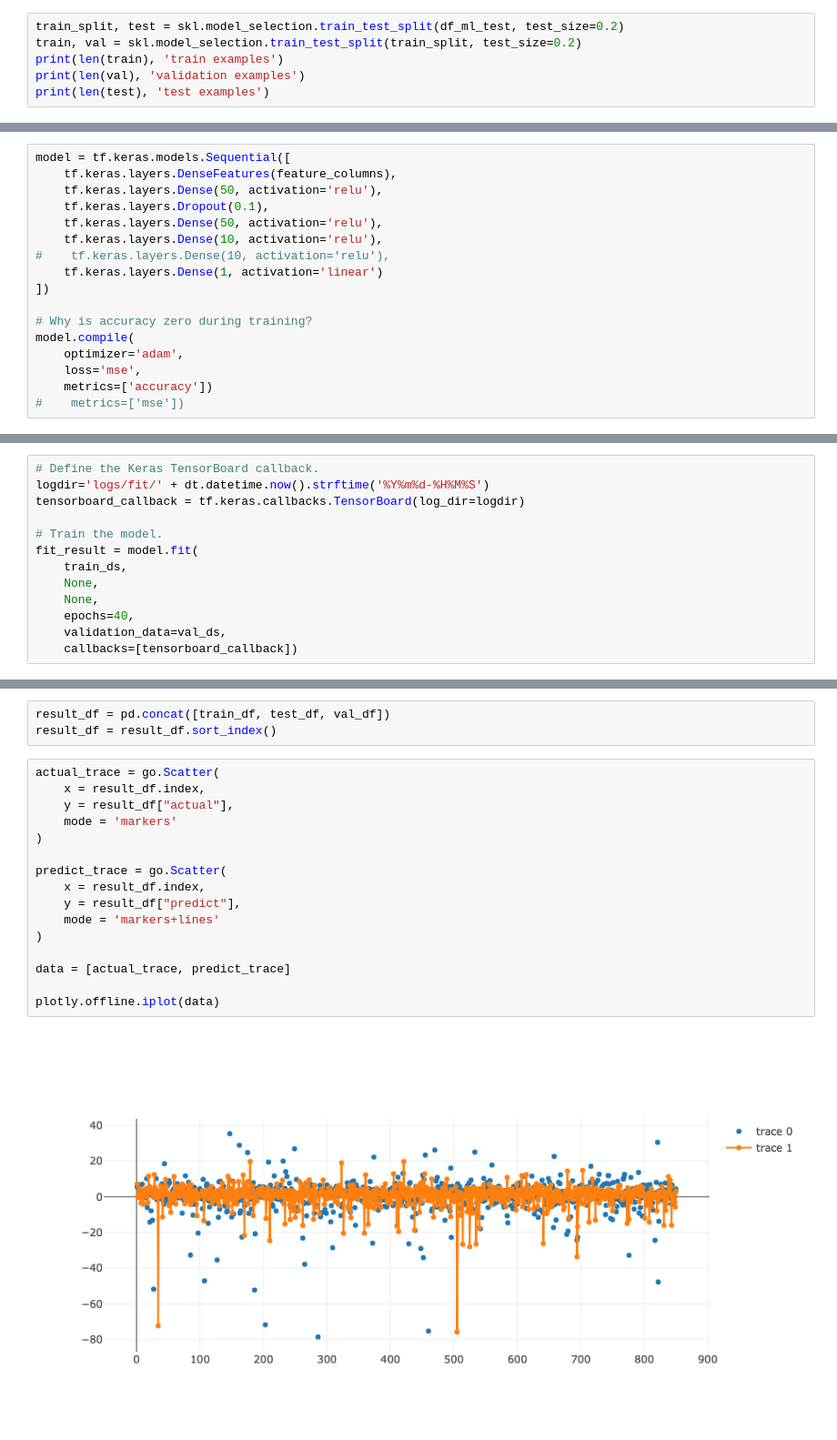
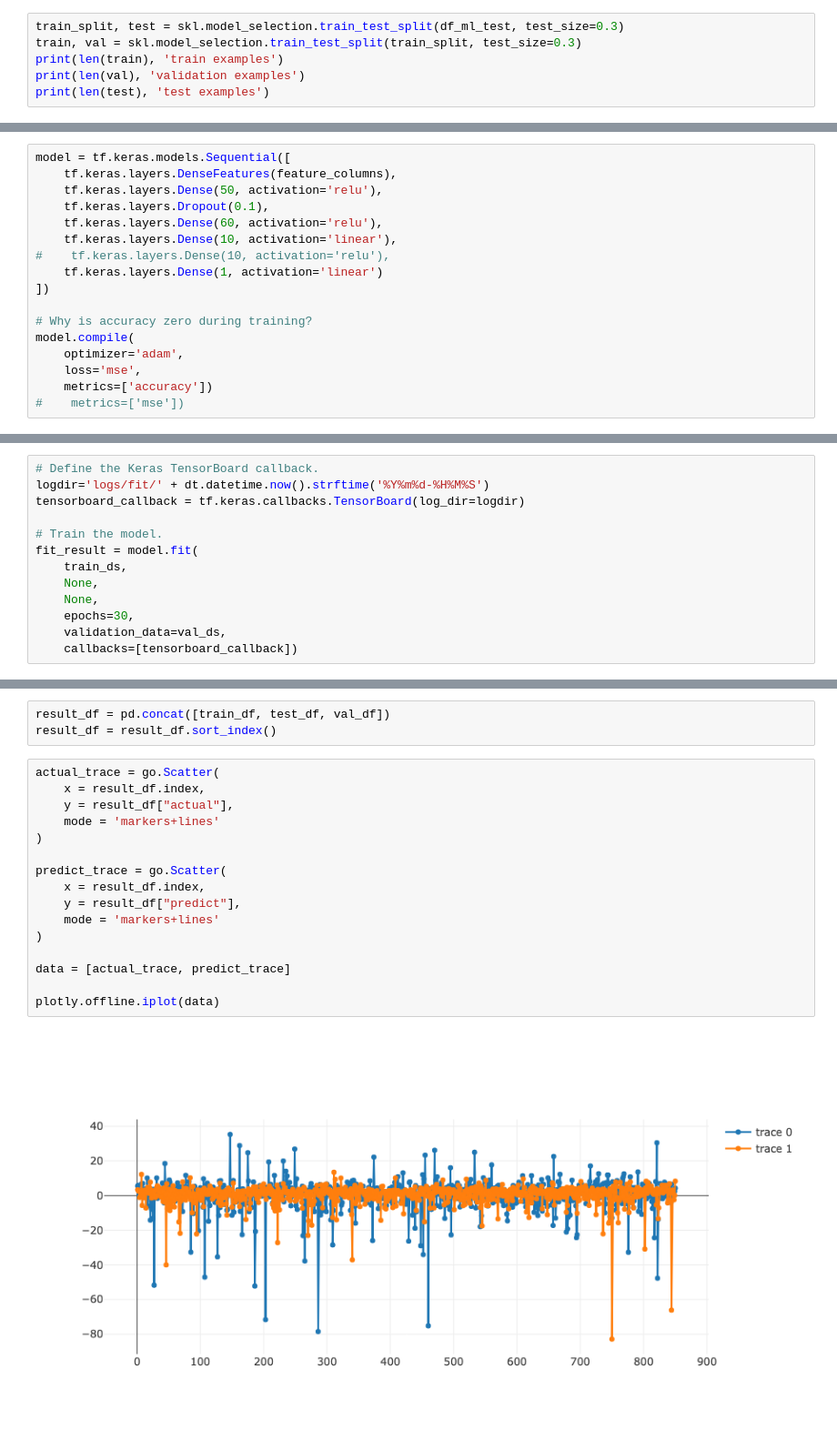
Before and after one commit to EcoFactor/Public, a Jupyter notebook: ml-examples/test-tf.ipynb, the cells around one changed output, grey strips where cells are left out. Shown at 91% size. Cells and saved outputs as stored; diff of their text form.

```diff
--- a/ml-examples/test-tf.ipynb
+++ b/ml-examples/test-tf.ipynb
@@ -57,8 +59,8 @@ drop_target = 'target_a'
 
 df_ml_test = df_ml.drop(drop_target, axis=1)
 # %%
-train_split, test = skl.model_selection.train_test_split(df_ml_test, test_size=0.2)
-train, val = skl.model_selection.train_test_split(train_split, test_size=0.2)
+train_split, test = skl.model_selection.train_test_split(df_ml_test, test_size=0.3)
+train, val = skl.model_selection.train_test_split(train_split, test_size=0.3)
 print(len(train), 'train examples')
 print(len(val), 'validation examples')
 print(len(test), 'test examples')
@@ -97,8 +99,8 @@ model = tf.keras.models.Sequential([
     tf.keras.layers.DenseFeatures(feature_columns),
     tf.keras.layers.Dense(50, activation='relu'),
     tf.keras.layers.Dropout(0.1),
-    tf.keras.layers.Dense(50, activation='relu'),
-    tf.keras.layers.Dense(10, activation='relu'),
+    tf.keras.layers.Dense(60, activation='relu'),
+    tf.keras.layers.Dense(10, activation='linear'),
 #    tf.keras.layers.Dense(10, activation='relu'),
     tf.keras.layers.Dense(1, activation='linear')
 ])
@@ -123,7 +126,7 @@ fit_result = model.fit(
     train_ds,
     None,
     None,
-    epochs=40,
+    epochs=30,
     validation_data=val_ds,
     callbacks=[tensorboard_callback])
 # %% [output]
@@ -181,21 +184,21 @@ result_df = result_df.sort_index()
 # %%
 actual_trace = go.Scatter(
     x = result_df.index,
     y = result_df["actual"],
-    mode = 'markers'
+    mode = 'markers+lines'
 )
 
 predict_trace = go.Scatter(
     x = result_df.index,
     y = result_df["predict"],
     mode = 'markers+lines'
 )
 
 data = [actual_trace, predict_trace]
 
 plotly.offline.iplot(data)
 # %% [output]
-[figure, old version]
+[figure, new version]
 # %%
 def marker_col(s):
     if s == "train":
```
Also changed, not shown: parts of 9 cells of this notebook.
